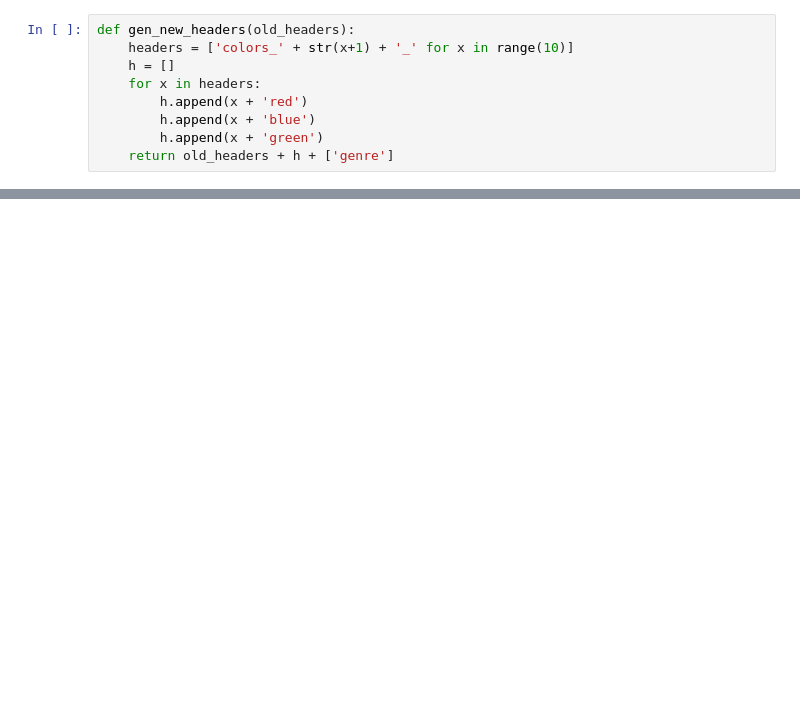
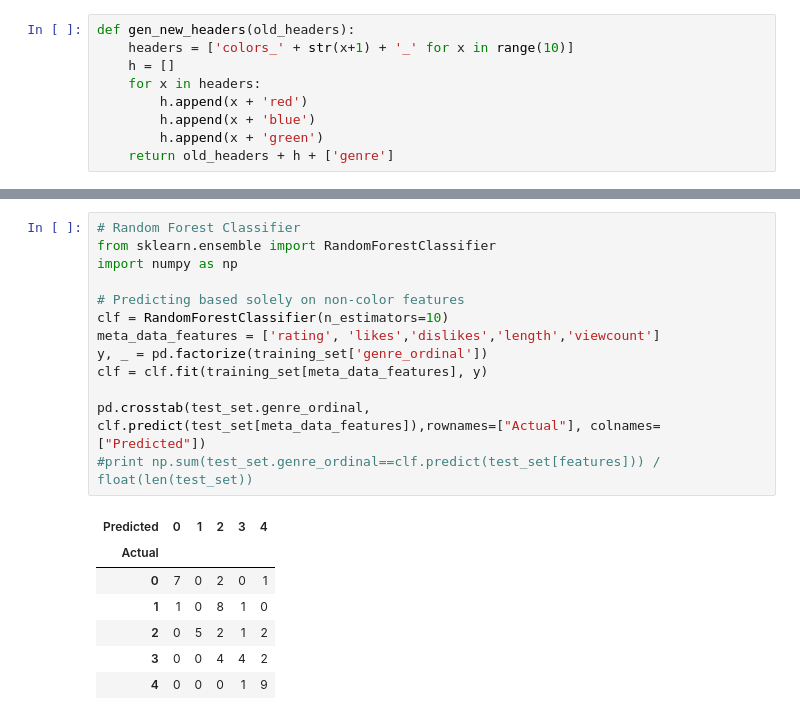
Before and after one commit to wmoncrief/Pixal, a Jupyter notebook: VidAnalysis/Analysis.ipynb, the cells around one changed output, grey strips where cells are left out. Cells and saved outputs as stored; diff of their text form; blank space fills up the shorter version.

Commit message:
Adding initial RF classifiers for color, non-color and mixed features

```diff
--- a/VidAnalysis/Analysis.ipynb
+++ b/VidAnalysis/Analysis.ipynb
@@ -93,0 +169,21 @@ for genre in genres:
+# %%
+# Random Forest Classifier
+from sklearn.ensemble import RandomForestClassifier
+import numpy as np
+
+# Predicting based solely on non-color features
+clf = RandomForestClassifier(n_estimators=10)
+meta_data_features = ['rating', 'likes','dislikes','length','viewcount']
+y, _ = pd.factorize(training_set['genre_ordinal'])
+clf = clf.fit(training_set[meta_data_features], y)
+
+pd.crosstab(test_set.genre_ordinal, clf.predict(test_set[meta_data_features]),rownames=["Actual"], colnames=["Predicted"])
+#print np.sum(test_set.genre_ordinal==clf.predict(test_set[features])) / float(len(test_set))
+# %% [output]
+| Predicted | 0 | 1 | 2 | 3 | 4 |
+| Actual |  |  |  |  |  |
+| 0 | 7 | 0 | 2 | 0 | 1 |
+| 1 | 1 | 0 | 8 | 1 | 0 |
+| 2 | 0 | 5 | 2 | 1 | 2 |
+| 3 | 0 | 0 | 4 | 4 | 2 |
+| 4 | 0 | 0 | 0 | 1 | 9 |
```
Also changed, not shown: parts of 7 cells of this notebook, 1 other file.
